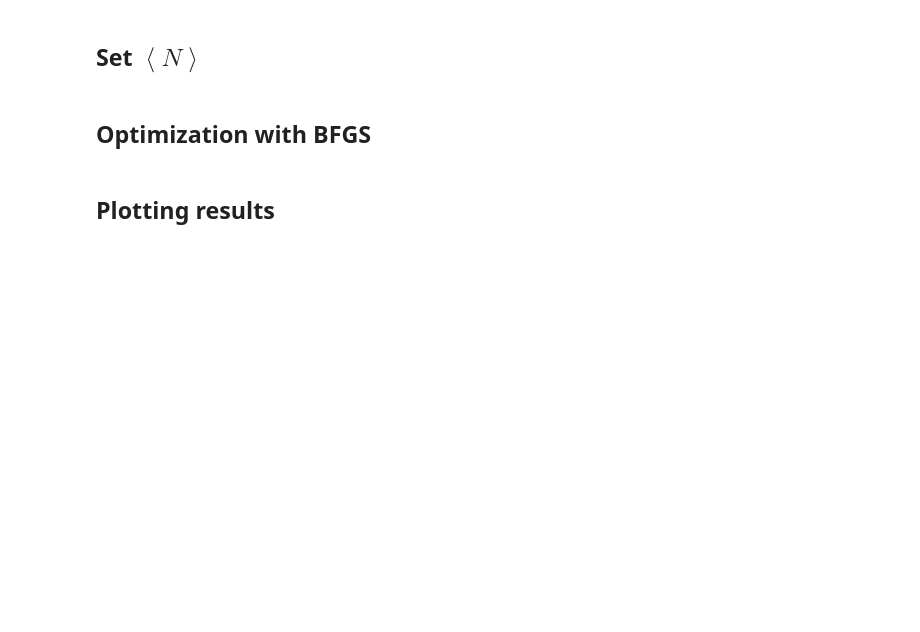
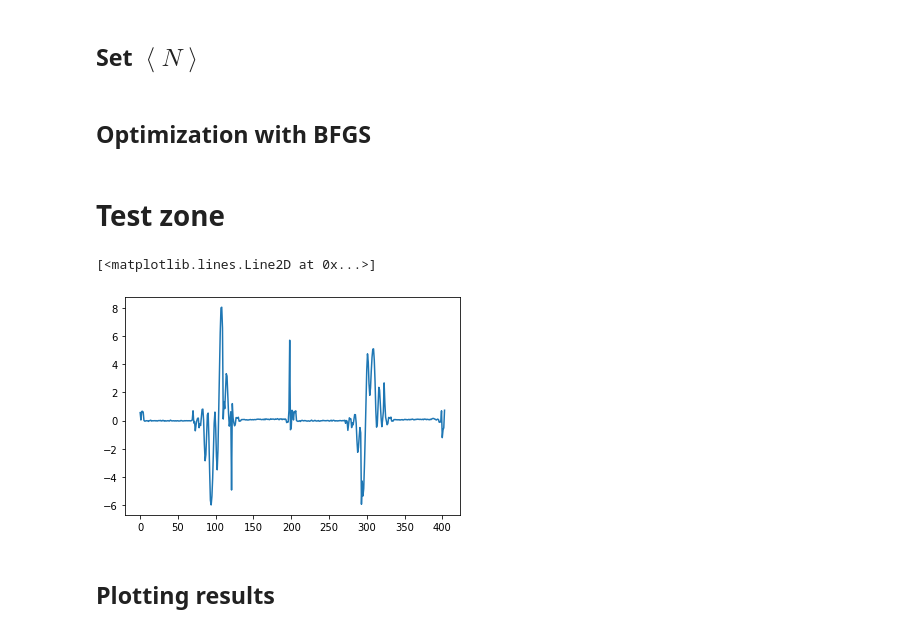
Before and after one commit to polyquantique/optimal_pumps, a Jupyter notebook: using_API.ipynb, the cells around one changed output. Drawn from its saved outputs; the diff is of its cells as text; code cells hidden in the pictures; blank space fills up the shorter version.

```diff
--- a/using_API.ipynb
+++ b/using_API.ipynb
@@ -48,0 +51,9 @@ optimal_gaussian_pump = gauss_opt.get_gaussian_pump(optimal_gaussian_theta, w)
+# %% [markdown]
+# Test zone
+# %%
+def penalized_obj_function(theta, freq_range, size: int, alpha, G, H, l, y_N):
+    loss = opt.get_loss(theta, size, alpha, G, H, l, y_N)
+    w = 1
+    return loss + w*(sum(((wf-wi)/N)*freq_range*jnp.abs(theta)/jnp.linalg.norm(theta)))**2
+# %%
+test_optimal_arbitrary_pump = (jax_opt.minimize(penalized_obj_function, arbitrary_seed_hermite_order_1, args=(freq_range_pump_for_real_and_complex, N, alpha, G, H, l, y_N), method="BFGS")).x
@@ -49,3 +64,9 @@ optimal_gaussian_pump = gauss_opt.get_gaussian_pump(optimal_gaussian_theta, w)
+# %%
+#penalty
+plt.plot(test_optimal_arbitrary_pump)
+# %% [output]
+[<matplotlib.lines.Line2D at 0x...>]
+[figure, added]
 # %% [markdown]
 ## Plotting results
 # %%
```
Also changed, not shown: parts of 7 cells of this notebook, 3 other files.
